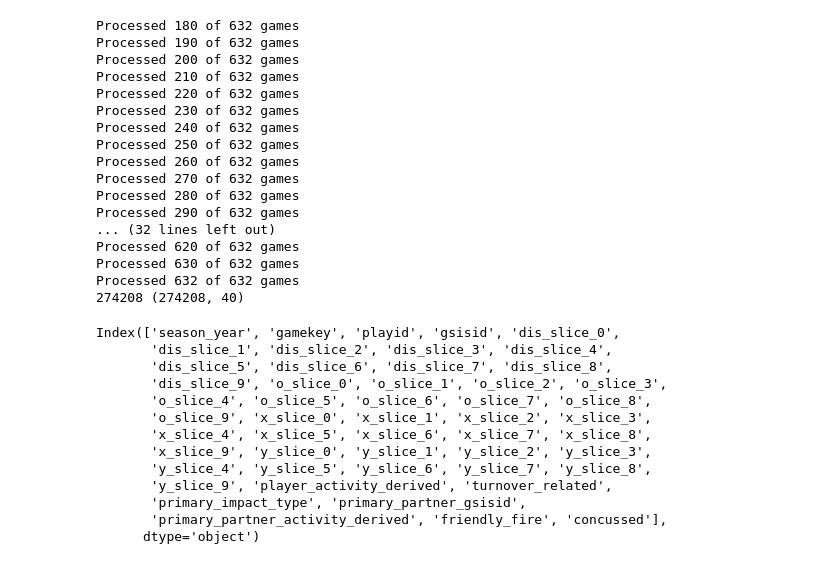
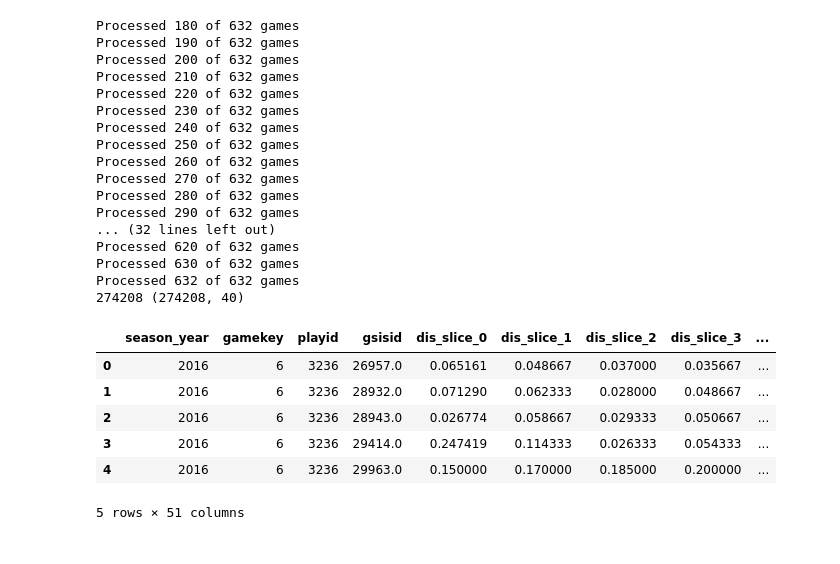
Before and after one commit to shmorhunmsds/summer_milestone_2, a Jupyter notebook: puntv6.ipynb, the cells around one changed output. Saved outputs shown, nothing was run; the diff lists cells and outputs as text; code cells hidden in the pictures.

```diff
--- a/puntv6.ipynb
+++ b/puntv6.ipynb
@@ -11,16 +11,16 @@ def load_and_normalize(path):
 
 # NGS chunks for 2016 & 2017
 ngs_paths = [
-    '/Users/petershmorhun/Documents/GitHub/summer_milestone_2/datasets/NFL-Punt-Analytics-Competition/NGS-2016-pre.csv',
-    '/Users/petershmorhun/Documents/GitHub/summer_milestone_2/datasets/NFL-Punt-Analytics-Competition/NGS-2016-post.csv',
-    '/Users/petershmorhun/Documents/GitHub/summer_milestone_2/datasets/NFL-Punt-Analytics-Competition/NGS-2016-reg-wk1-6.csv',
-    '/Users/petershmorhun/Documents/GitHub/summer_milestone_2/datasets/NFL-Punt-Analytics-Competition/NGS-2016-reg-wk7-12.csv',
-    '/Users/petershmorhun/Documents/GitHub/summer_milestone_2/datasets/NFL-Punt-Analytics-Competition/NGS-2016-reg-wk13-17.csv',
-    '/Users/petershmorhun/Documents/GitHub/summer_milestone_2/datasets/NFL-Punt-Analytics-Competition/NGS-2017-pre.csv',
-    '/Users/petershmorhun/Documents/GitHub/summer_milestone_2/datasets/NFL-Punt-Analytics-Competition/NGS-2017-post.csv',
-    '/Users/petershmorhun/Documents/GitHub/summer_milestone_2/datasets/NFL-Punt-Analytics-Competition/NGS-2017-reg-wk1-6.csv',
-    '/Users/petershmorhun/Documents/GitHub/summer_milestone_2/datasets/NFL-Punt-Analytics-Competition/NGS-2017-reg-wk7-12.csv',
-    '/Users/petershmorhun/Documents/GitHub/summer_milestone_2/datasets/NFL-Punt-Analytics-Competition/NGS-2017-reg-wk13-17.csv',
+    'datasets/NFL-Punt-Analytics-Competition/NGS-2016-pre.csv',
+    'datasets/NFL-Punt-Analytics-Competition/NGS-2016-post.csv',
+    'datasets/NFL-Punt-Analytics-Competition/NGS-2016-reg-wk1-6.csv',
+    'datasets/NFL-Punt-Analytics-Competition/NGS-2016-reg-wk7-12.csv',
+    'datasets/NFL-Punt-Analytics-Competition/NGS-2016-reg-wk13-17.csv',
+    'datasets/NFL-Punt-Analytics-Competition/NGS-2017-pre.csv',
+    'datasets/NFL-Punt-Analytics-Competition/NGS-2017-post.csv',
+    'datasets/NFL-Punt-Analytics-Competition/NGS-2017-reg-wk1-6.csv',
+    'datasets/NFL-Punt-Analytics-Competition/NGS-2017-reg-wk7-12.csv',
+    'datasets/NFL-Punt-Analytics-Competition/NGS-2017-reg-wk13-17.csv',
 ]
 df = pd.concat([load_and_normalize(p) for p in ngs_paths], ignore_index=True)
 
@@ -95,7 +95,7 @@ motion_wide = pd.concat(motion_wide_list, axis=0)
 
 print(len(motion_wide), motion_wide.shape)
 motion_wide.reset_index(inplace=True)
-revs = load_and_normalize('/Users/petershmorhun/Documents/GitHub/summer_milestone_2/datasets/NFL-Punt-Analytics-Competition/video_review.csv')
+revs = load_and_normalize('datasets/NFL-Punt-Analytics-Competition/video_review.csv')
 df_final = motion_wide.merge(revs, on=['season_year', 'gamekey', 'playid', 'gsisid'], how='left')
 df_final['concussed'] = df_final['player_activity_derived'].notnull().astype(int)
 df_final.dropna(subset=['dis_slice_0'], inplace=True)
@@ -134,19 +134,13 @@ Processed 620 of 632 games
 Processed 630 of 632 games
 Processed 632 of 632 games
 274208 (274208, 40)
-# %%
-print(df_final.columns)
-# %% [output]
-Index(['season_year', 'gamekey', 'playid', 'gsisid', 'dis_slice_0',
-       'dis_slice_1', 'dis_slice_2', 'dis_slice_3', 'dis_slice_4',
-       'dis_slice_5', 'dis_slice_6', 'dis_slice_7', 'dis_slice_8',
-       'dis_slice_9', 'o_slice_0', 'o_slice_1', 'o_slice_2', 'o_slice_3',
-       'o_slice_4', 'o_slice_5', 'o_slice_6', 'o_slice_7', 'o_slice_8',
-       'o_slice_9', 'x_slice_0', 'x_slice_1', 'x_slice_2', 'x_slice_3',
-       'x_slice_4', 'x_slice_5', 'x_slice_6', 'x_slice_7', 'x_slice_8',
-       'x_slice_9', 'y_slice_0', 'y_slice_1', 'y_slice_2', 'y_slice_3',
-       'y_slice_4', 'y_slice_5', 'y_slice_6', 'y_slice_7', 'y_slice_8',
-       'y_slice_9', 'player_activity_derived', 'turnover_related',
-       'primary_impact_type', 'primary_partner_gsisid',
-       'primary_partner_activity_derived', 'friendly_fire', 'concussed'],
-      dtype='object')
+# %%
+df_final.head()
+# %% [output]
+|  | season_year | gamekey | playid | gsisid | dis_slice_0 | dis_slice_1 | dis_slice_2 | dis_slice_3 | ... |
+| 0 | 2016 | 6 | 3236 | 26957.0 | 0.065161 | 0.048667 | 0.037000 | 0.035667 | ... |
+| 1 | 2016 | 6 | 3236 | 28932.0 | 0.071290 | 0.062333 | 0.028000 | 0.048667 | ... |
+| 2 | 2016 | 6 | 3236 | 28943.0 | 0.026774 | 0.058667 | 0.029333 | 0.050667 | ... |
+| 3 | 2016 | 6 | 3236 | 29414.0 | 0.247419 | 0.114333 | 0.026333 | 0.054333 | ... |
+| 4 | 2016 | 6 | 3236 | 29963.0 | 0.150000 | 0.170000 | 0.185000 | 0.200000 | ... |
+5 rows × 51 columns
```
Also changed, not shown: parts of 8 cells of this notebook.
